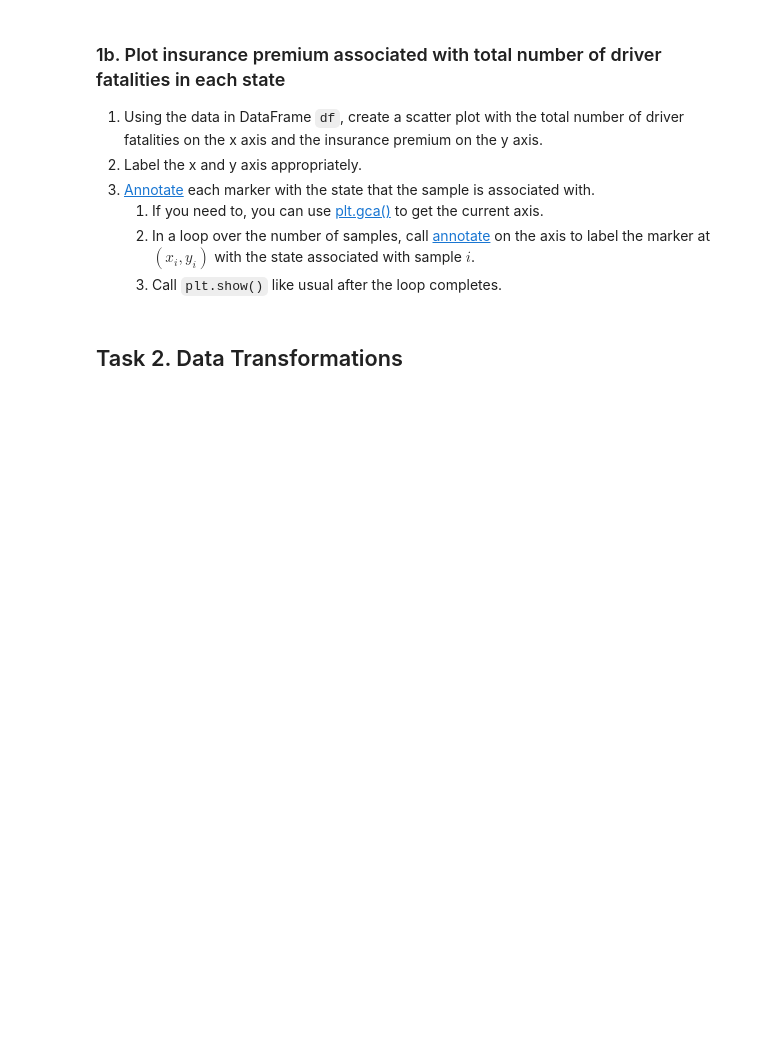
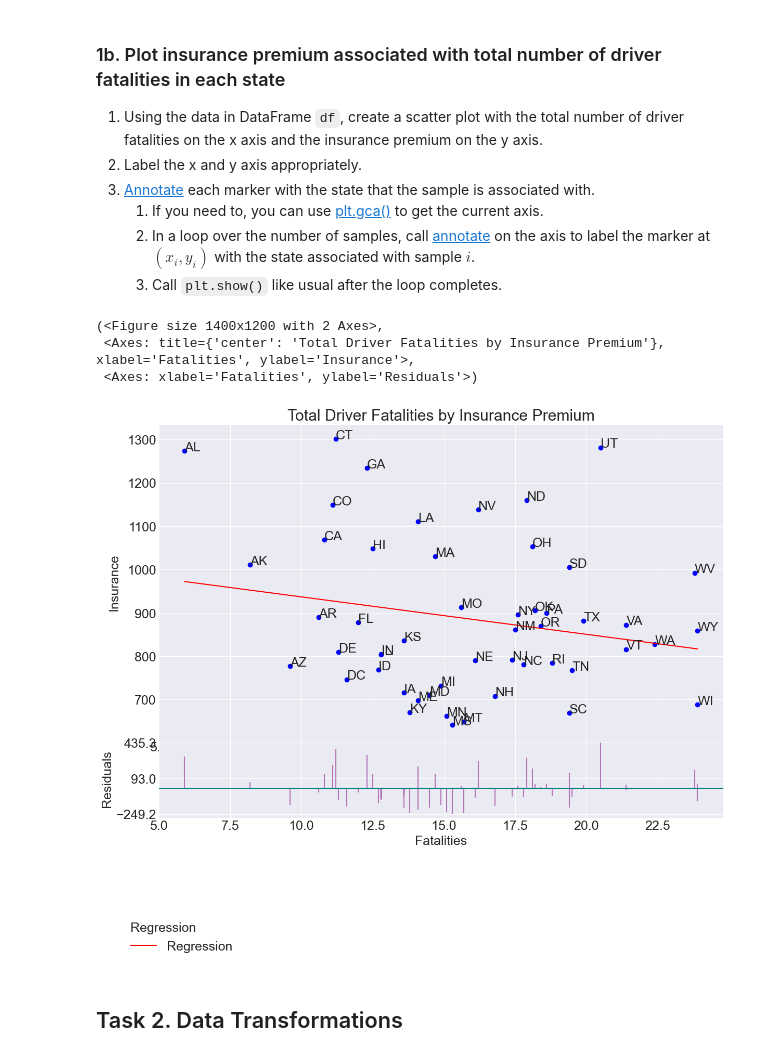
Before and after one commit to schiffinor/dataVisualization, a Jupyter notebook: Project4/Lab04a/Lab04a.ipynb, the cells around one changed output. Cells and saved outputs as stored; diff of their text form; code cells hidden in the pictures; blank space fills up the shorter version.

```diff
--- a/Project4/Lab04a/Lab04a.ipynb
+++ b/Project4/Lab04a/Lab04a.ipynb
@@ -68,0 +61,15 @@ url="https://raw.githubusercontent.com/mwaskom/seaborn-data/master/car_crashes.c
+# %%
+url="https://raw.githubusercontent.com/mwaskom/seaborn-data/master/car_crashes.csv"
+
+# 1. Load the data
+df = pd.read_csv(url)
+
+# 2.
+# A.
+print(f"\nShape: \n{df.shape}")
+# B.
+print(f"\nColumns: \n{df.columns}")
+# C.
+print(f"\nFirst 5 items: \n{df.head()}")
+# D.
+print(f"\nTotal: \n{df['total']}")
@@ -75,6 +130,21 @@ url="https://raw.githubusercontent.com/mwaskom/seaborn-data/master/car_crashes.c
    1. If you need to, you can use [plt.gca()](https://matplotlib.org/stable/api/_as_gen/matplotlib.pyplot.gca.html) to get the current axis.
    2. In a loop over the number of samples, call [annotate](https://matplotlib.org/stable/api/_as_gen/matplotlib.pyplot.annotate.html) on the axis to label the marker at $(x_i, y_i)$ with the state associated with sample $i$.
    3. Call `plt.show()` like usual after the loop completes.
+# %%
+import dataClass
+import linear_regression
+# Scatter Plot
+dataObj = dataClass.Data(dFrame = df)
+
+lr = linear_regression.LinearRegression(dataObj)
+lr.linear_regression(['total'], 'ins_premium')
+
+lr.scatter('total', 'ins_premium', title='Total Driver Fatalities by Insurance Premium', operand=lr.lin_opp, R2 = lr.R2, residuals_on = True, annotatePoints = dataObj.select_data(['abbrev']))
+# %% [output]
+(<Figure size 1400x1200 with 2 Axes>,
+ <Axes: title={'center': 'Total Driver Fatalities by Insurance Premium'}, xlabel='Fatalities', ylabel='Insurance'>,
+ <Axes: xlabel='Fatalities', ylabel='Residuals'>)
+[figure, added]
 # %% [markdown]
 ## Task 2. Data Transformations
 # %% [markdown]
```
Also changed, not shown: parts of 5 cells of this notebook, 16 other files.
